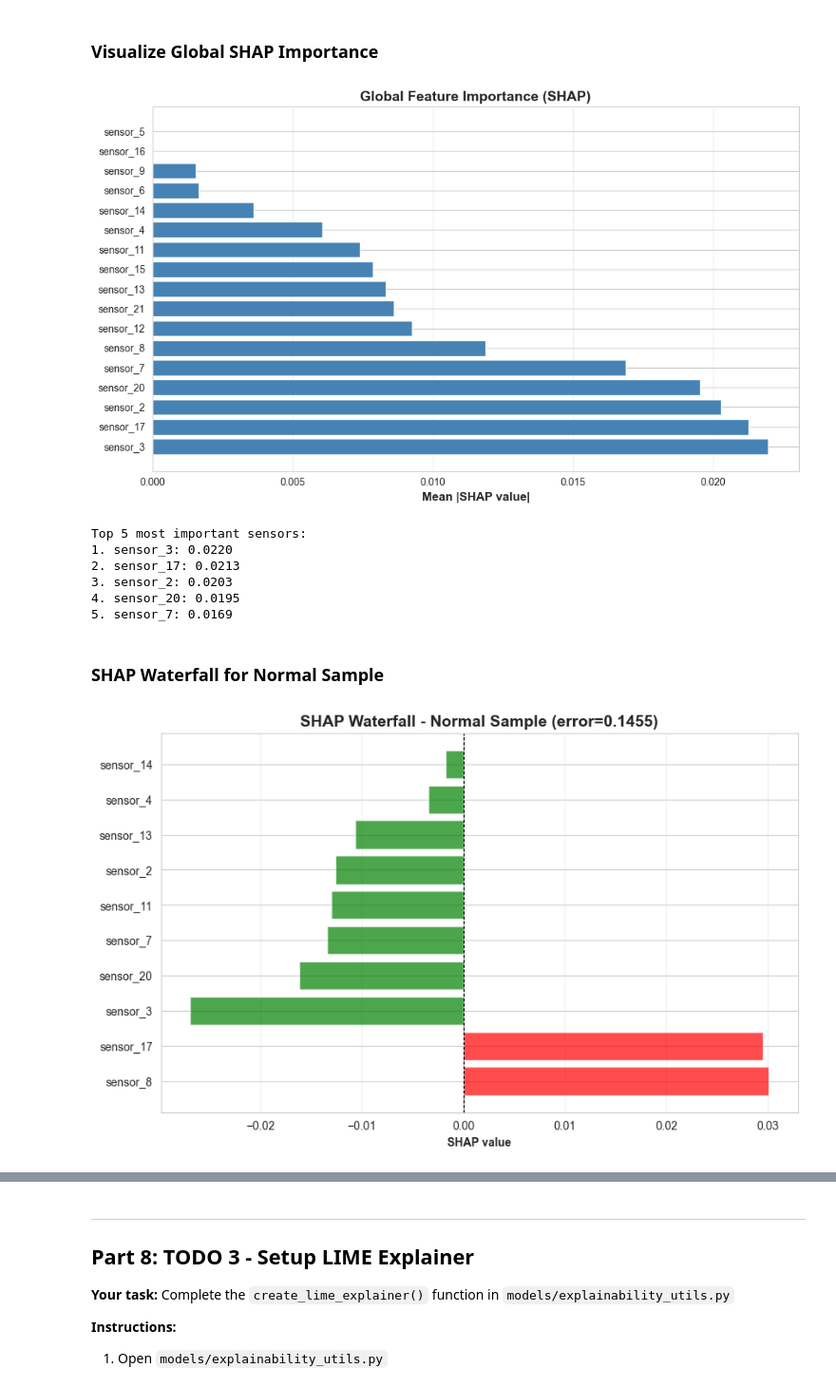
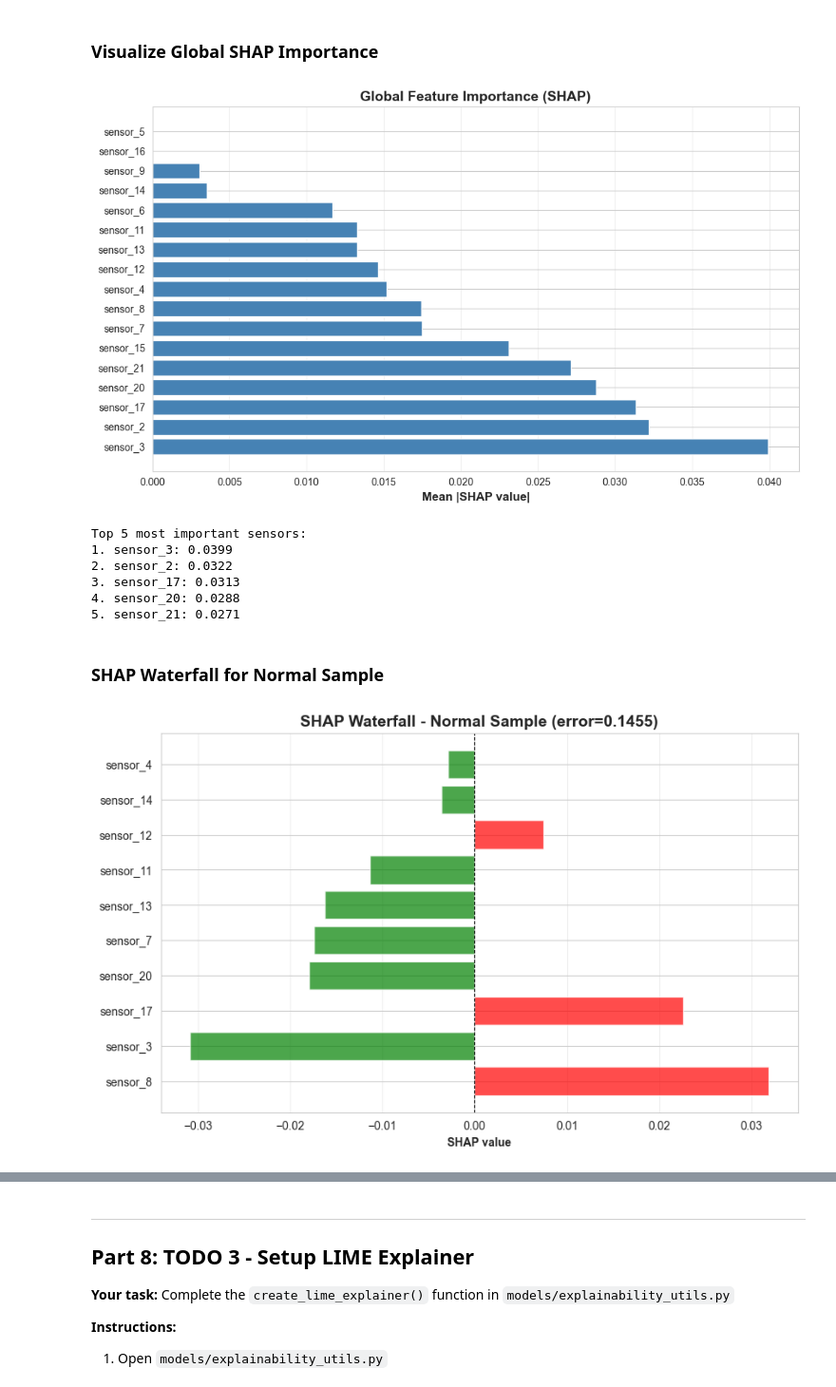
Before and after one commit to NazeemBestNPC/MLOPS_NASA_Jet_Engine_Data, a Jupyter notebook: notebooks/02_explainability_analysis.ipynb, the cells around one changed output, grey strips where cells are left out. Shown at 95% size. Cells and saved outputs as stored; diff of their text form; code cells hidden in the pictures.

Commit message:
fix of reporting and adding anomaly engines to SHAP and LIME test data

```diff
--- a/notebooks/02_explainability_analysis.ipynb
+++ b/notebooks/02_explainability_analysis.ipynb
@@ -238,9 +236,12 @@ Test predictions: [0.19819018 0.2528808  0.14255777 0.12729572 0.14801128]
  Prediction function working
 # %%
 # Sample data to explain (20 random samples)
-n_samples_to_explain = 21
-sample_indices = np.random.choice(len(X_test), size=n_samples_to_explain, replace=False)
-sample_indices.put(20, normal_idx)
+n_samples_to_explain = 1000
+nor_indices = np.random.choice(normal_indices.astype(int), size=int(n_samples_to_explain/2), replace=False)
+ano_indices = np.random.choice(anomaly_indices.astype(int), size=int(n_samples_to_explain/2), replace=False)
+sample_indices = np.concatenate((nor_indices, ano_indices))
+sample_indices.put(998, normal_idx)
+sample_indices.put(999, anomaly_idx)
 X_explain = X_test[sample_indices]
 
 print(f"Sampled {n_samples_to_explain} instances to explain")
@@ -349,35 +350,37 @@ if 'shap_values' in locals():
 else:
     print(" Complete TODO 2 first!")
 # %% [output]
-[figure, old version]
+[figure, new version]
 Top 5 most important sensors:
-1. sensor_3: 0.0220
-2. sensor_17: 0.0213
-3. sensor_2: 0.0203
-4. sensor_20: 0.0195
-5. sensor_7: 0.0169
+1. sensor_3: 0.0399
+2. sensor_2: 0.0322
+3. sensor_17: 0.0313
+4. sensor_20: 0.0288
+5. sensor_21: 0.0271
 # %% [markdown]
 ### SHAP Waterfall for Normal Sample
 # %%
 # Find which explained sample corresponds to our normal sample
 if 'shap_values' in locals():
 # Find normal sample in explained samples
     normal_shap_idx = np.where(sample_indices == normal_idx)[0]
+    anomaly_shap_idx = np.where(sample_indices == anomaly_idx)[0]
 
     if len(normal_shap_idx) > 0:
         shap_normal = shap_values[normal_shap_idx[0]]
+        shap_anomaly = shap_values[anomaly_shap_idx[0]]
         fig = exp_utils.plot_shap_waterfall(
             shap_normal,
             sensor_cols,
             title=f"SHAP Waterfall - Normal Sample (error={errors[normal_idx]:.4f})"
         )
         plt.show()
     else:
         print("Normal sample not in explained samples. Re-run Part 4 to include it.")
 else:
     print(" Complete TODO 2 first!")
 # %% [output]
-[figure, old version]
+[figure, new version]
 # %%
 base_value = shap_explainer.expected_value
 for i in range(n_samples_to_explain):
```
Also changed, not shown: parts of 13 cells of this notebook, 1 other file.
